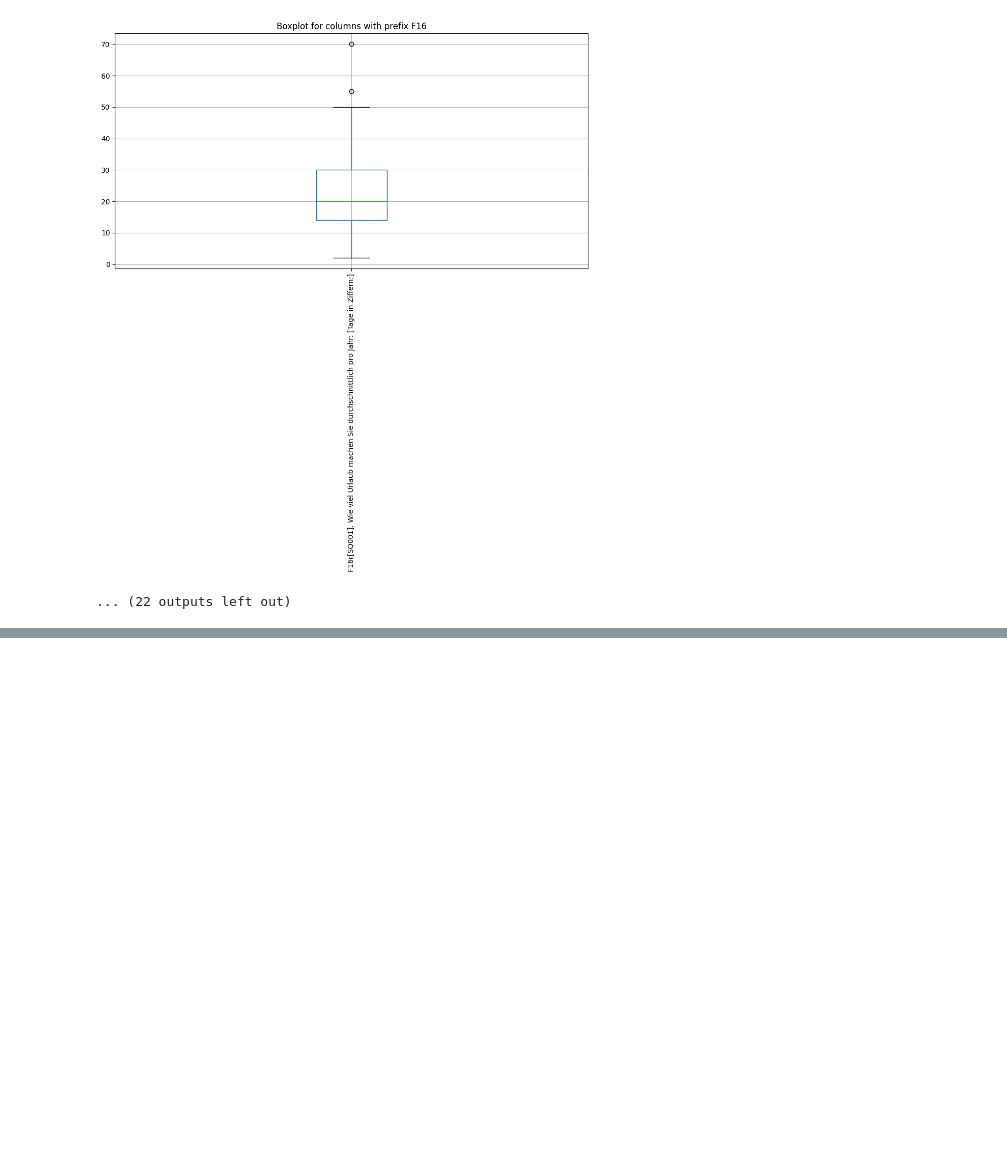
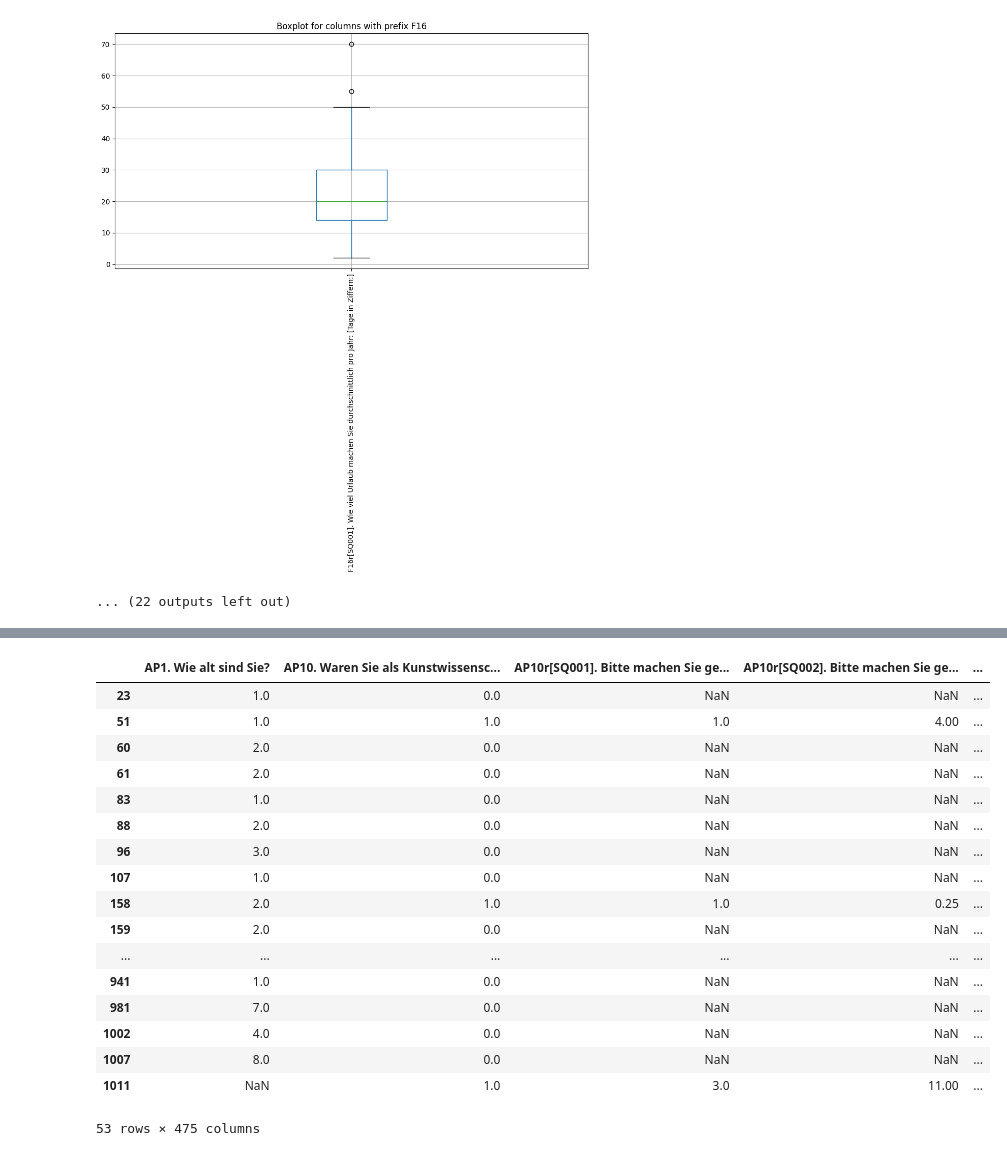
Before and after one commit to michaelgerloff/Survey_working_conditions_art_history, a Jupyter notebook: notebooks/01_Data_Exploration.ipynb, the cells around one changed output, grey strips where cells are left out. Drawn from its saved outputs; the diff is of its cells as text; code cells hidden in the pictures; blank space fills up the shorter version.

```diff
--- a/notebooks/01_Data_Exploration.ipynb
+++ b/notebooks/01_Data_Exploration.ipynb
@@ -220,0 +297,21 @@ for prefix, columns in sorted_column_groups.items():
+# %%
+df_numerical[df_numerical['AP11r[SQ001]. Wie viele Stunden davon bezahlt?\xa0\xa0 [In Ziffern:]'] >= 41]
+# %% [output]
+|  | AP1. Wie alt sind Sie? | AP10. Waren Sie als Kunstwissensc... | AP10r[SQ001]. Bitte machen Sie ge... | AP10r[SQ002]. Bitte machen Sie ge... | ... |
+| 23 | 1.0 | 0.0 | NaN | NaN | ... |
+| 51 | 1.0 | 1.0 | 1.0 | 4.00 | ... |
+| 60 | 2.0 | 0.0 | NaN | NaN | ... |
+| 61 | 2.0 | 0.0 | NaN | NaN | ... |
+| 83 | 1.0 | 0.0 | NaN | NaN | ... |
+| 88 | 2.0 | 0.0 | NaN | NaN | ... |
+| 96 | 3.0 | 0.0 | NaN | NaN | ... |
+| 107 | 1.0 | 0.0 | NaN | NaN | ... |
+| 158 | 2.0 | 1.0 | 1.0 | 0.25 | ... |
+| 159 | 2.0 | 0.0 | NaN | NaN | ... |
+| ... | ... | ... | ... | ... | ... |
+| 941 | 1.0 | 0.0 | NaN | NaN | ... |
+| 981 | 7.0 | 0.0 | NaN | NaN | ... |
+| 1002 | 4.0 | 0.0 | NaN | NaN | ... |
+| 1007 | 8.0 | 0.0 | NaN | NaN | ... |
+| 1011 | NaN | 1.0 | 3.0 | 11.00 | ... |
+53 rows × 475 columns
```
Also changed, not shown: parts of 19 cells of this notebook.
